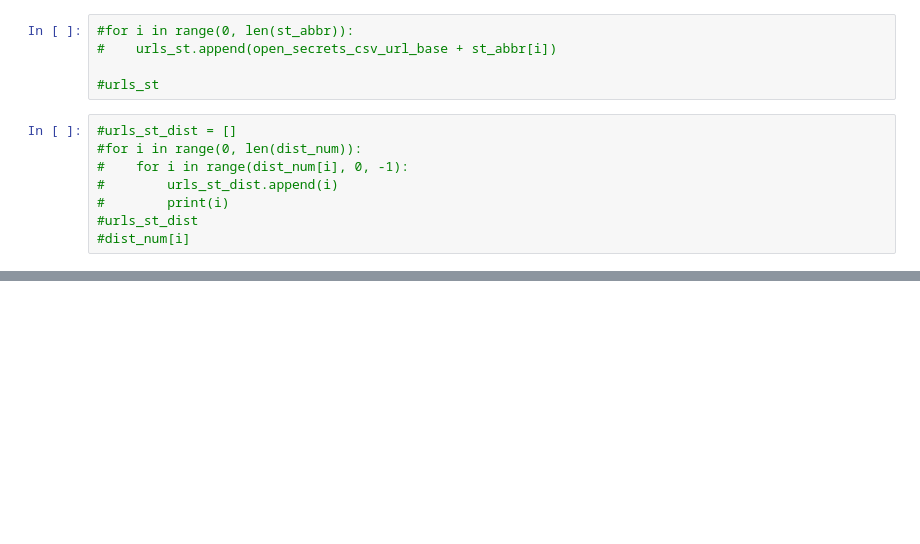
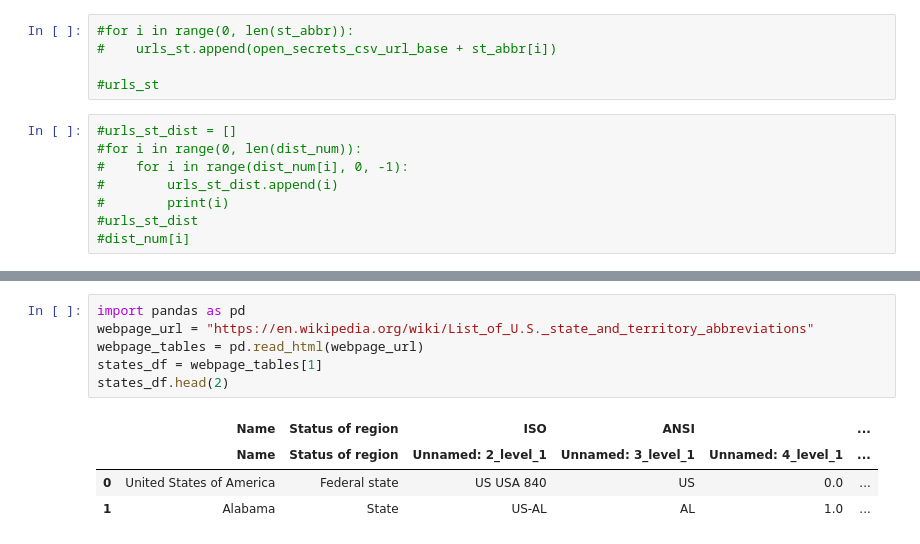
Before and after one commit to nss-data-science-cohort-8/open-secrets-reeses, a Jupyter notebook: notebook/cat_gomez_og.ipynb, the cells around one changed output, grey strips where cells are left out. Cells and saved outputs as stored; diff of their text form; blank space fills up the shorter version.

```diff
--- a/notebook/cat_gomez_og.ipynb
+++ b/notebook/cat_gomez_og.ipynb
@@ -336,3 +368,14 @@ StateDistrictframe
 | 2 | N00047364 | Dennis Clark (I) | 9990.83 | 9919.03 | 0.00 | 402.00 | 9488.83 | 100.00 | 39.80 | 125.00 | ... | ... |
 | 3 | N00046862 | Bobby Lyons (I) | 0.00 | 0.00 | 0.00 | 0.00 | 0.00 | 0.00 | 0.00 | 0.00 | ... | ... |
 30 rows × 24 columns
+# %%
+import pandas as pd
+webpage_url = "https://en.wikipedia.org/wiki/List_of_U.S._state_and_territory_abbreviations"
+webpage_tables = pd.read_html(webpage_url)
+states_df = webpage_tables[1]
+states_df.head(2)
+# %% [output]
+|  | Name | Status of region | ISO | ANSI |  | ... |
+|  | Name | Status of region | Unnamed: 2_level_1 | Unnamed: 3_level_1 | Unnamed: 4_level_1 | ... |
+| 0 | United States of America | Federal state | US USA 840 | US | 0.0 | ... |
+| 1 | Alabama | State | US-AL | AL | 1.0 | ... |
```
Also changed, not shown: parts of 10 cells of this notebook.
